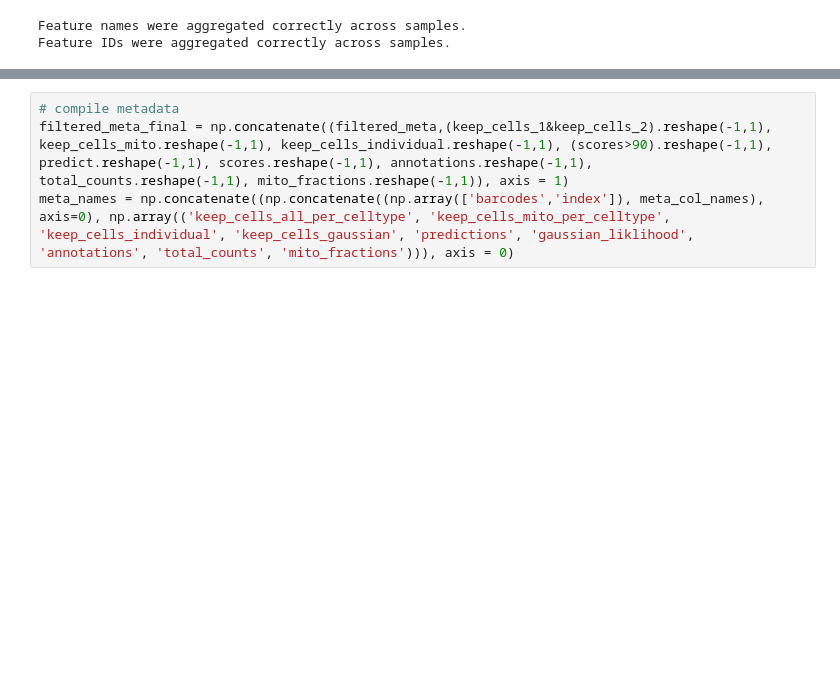
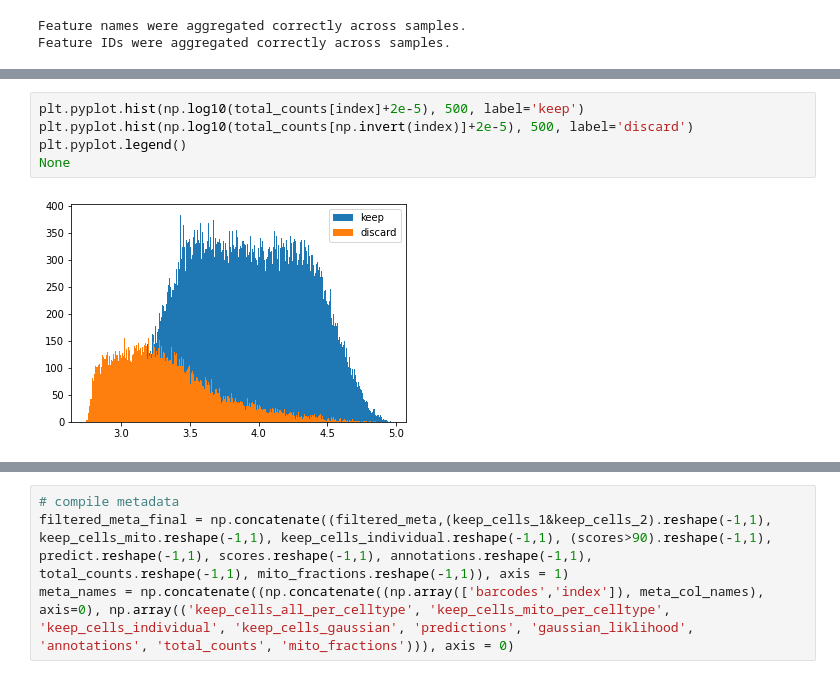
Before and after one commit to djunamay/ABCA7lof2, a Jupyter notebook: 05-single_cell_qc_anno.ipynb, the cells around one changed output, grey strips where cells are left out. Drawn from its saved outputs; the diff is of its cells as text; blank space fills up the shorter version.

```diff
--- a/05-single_cell_qc_anno.ipynb
+++ b/05-single_cell_qc_anno.ipynb
@@ -452,0 +144,7 @@ counts per label = [2537 6964]
+# %%
+plt.pyplot.hist(np.log10(total_counts[index]+2e-5), 500, label='keep')
+plt.pyplot.hist(np.log10(total_counts[np.invert(index)]+2e-5), 500, label='discard')
+plt.pyplot.legend()
+None
+# %% [output]
+[figure, added]
```
Also changed, not shown: parts of 52 cells of this notebook, 2 other files.
